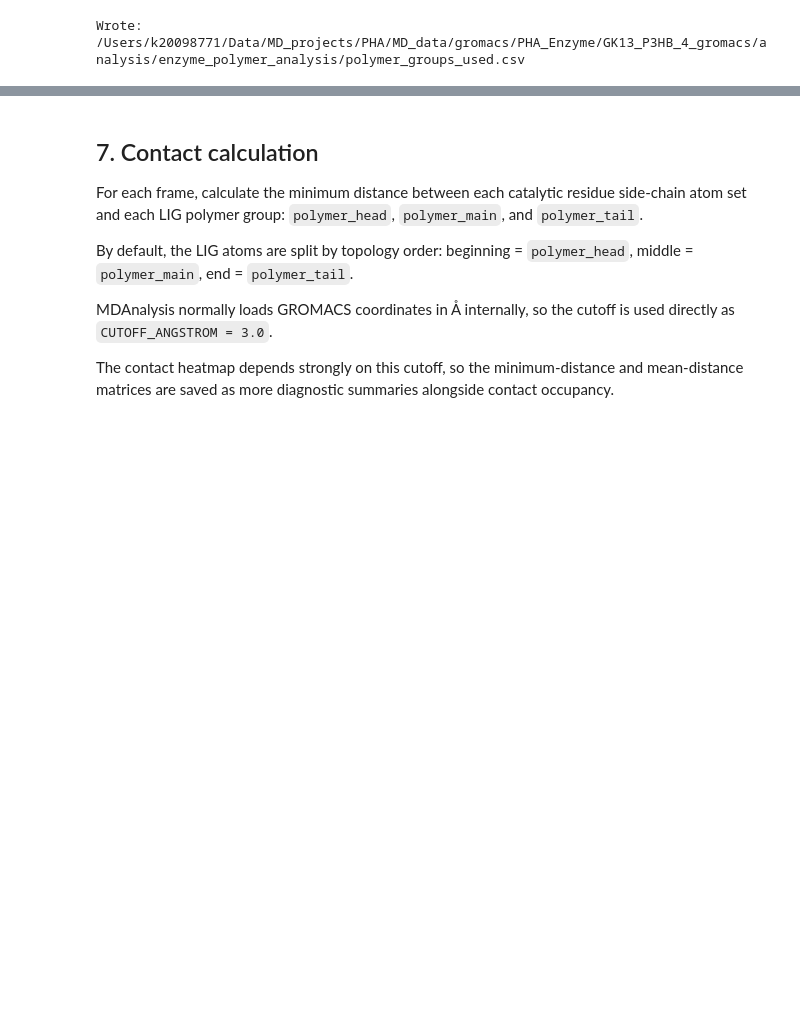
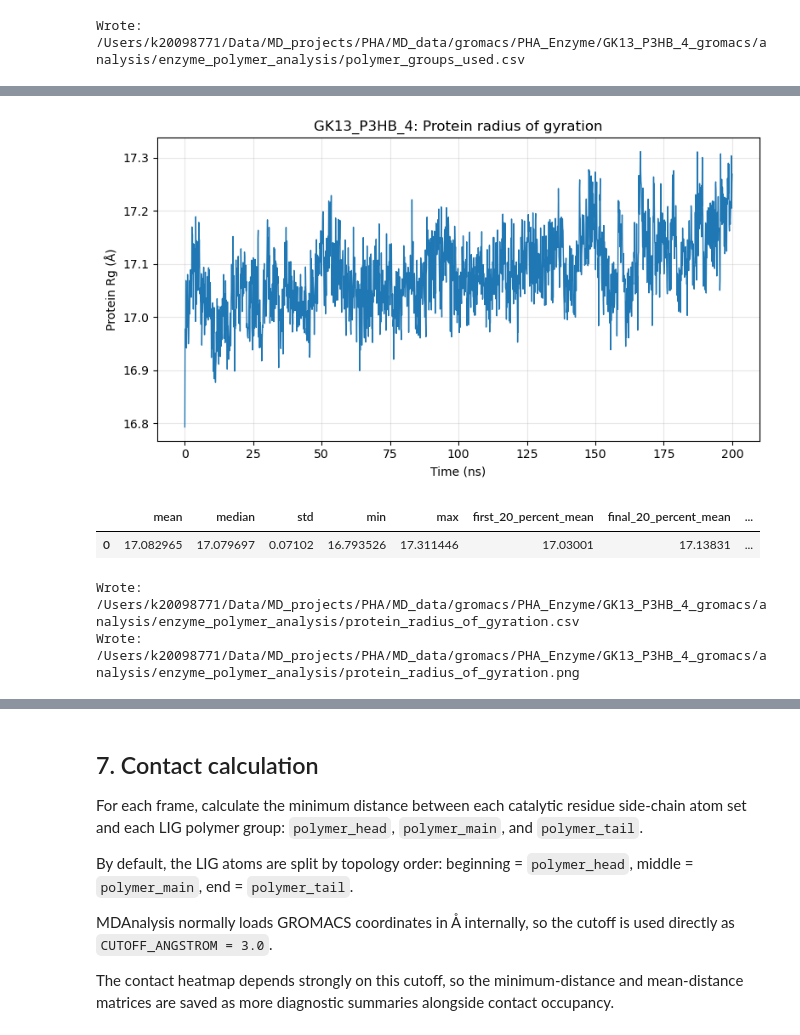
Before and after one commit to MMLabCodes/iPHAsimulatorV2, a Jupyter notebook: notebooks/12_enzyme-polymer_analysis.ipynb, the cells around one changed output, grey strips where cells are left out. Saved outputs shown, nothing was run; the diff lists cells and outputs as text; code cells hidden in the pictures; blank space fills up the shorter version.

```diff
--- a/notebooks/12_enzyme-polymer_analysis.ipynb
+++ b/notebooks/12_enzyme-polymer_analysis.ipynb
@@ -499,0 +640,23 @@ Wrote: /Users/k20098771/Data/MD_projects/PHA/MD_data/gromacs/PHA_Enzyme/GK13_P3H
+# %%
+PROTEIN_RG_CSV = OUTPUT_DIR / "protein_radius_of_gyration.csv"
+PROTEIN_RG_PNG = OUTPUT_DIR / "protein_radius_of_gyration.png"
+
+protein_rg_rows = []
+for ts in u.trajectory:
+    protein_rg_rows.append(trajectory_row(ts, "protein_rg_A", protein_atoms.radius_of_gyration()))
+
+protein_rg_df = pd.DataFrame(protein_rg_rows)
+protein_rg_stats = save_metric_outputs(
+    protein_rg_df,
+    "protein_rg_A",
+    PROTEIN_RG_CSV,
+    PROTEIN_RG_PNG,
+    "Protein Rg (Å)",
+    f"{SYSTEM_NAME}: Protein radius of gyration",
+)
+# %% [output]
+[figure, added]
+|  | mean | median | std | min | max | first_20_percent_mean | final_20_percent_mean | ... |
+| 0 | 17.082965 | 17.079697 | 0.07102 | 16.793526 | 17.311446 | 17.03001 | 17.13831 | ... |
+Wrote: /Users/k20098771/Data/MD_projects/PHA/MD_data/gromacs/PHA_Enzyme/GK13_P3HB_4_gromacs/analysis/enzyme_polymer_analysis/protein_radius_of_gyration.csv
+Wrote: /Users/k20098771/Data/MD_projects/PHA/MD_data/gromacs/PHA_Enzyme/GK13_P3HB_4_gromacs/analysis/enzyme_polymer_analysis/protein_radius_of_gyration.png
```
Also changed, not shown: parts of 18 cells of this notebook.
